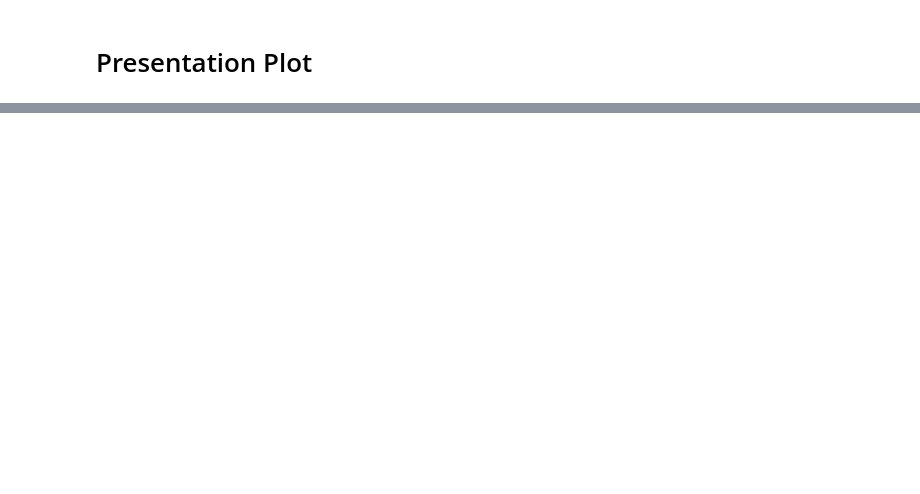
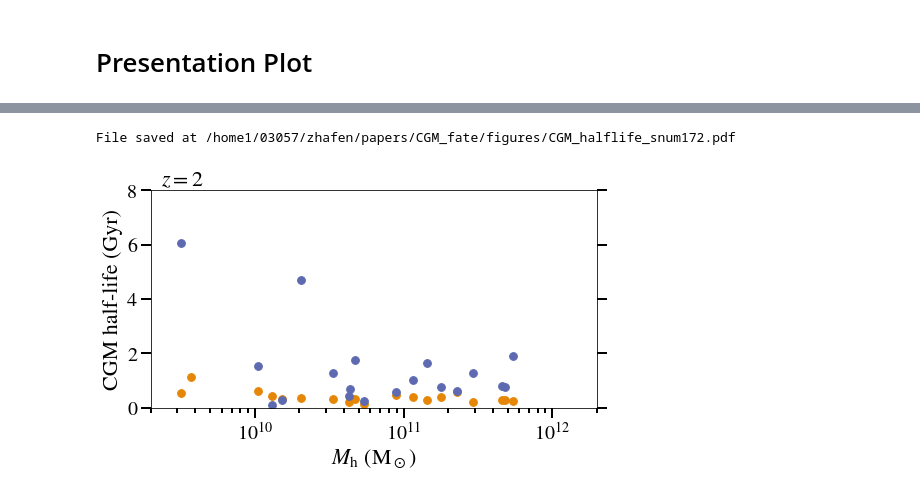
Before and after one commit to zhafen/CGM_fate_analysis, a Jupyter notebook: multi_sim_analysis/location_of_CGM_gas.ipynb, the cells around one changed output, grey strips where cells are left out. Drawn from its saved outputs; the diff is of its cells as text; code cells hidden in the pictures; blank space fills up the shorter version.

```diff
--- a/multi_sim_analysis/location_of_CGM_gas.ipynb
+++ b/multi_sim_analysis/location_of_CGM_gas.ipynb
@@ -436,0 +491,2 @@ KeyError: 'm12'
+# %%
+m_virs = w_set.data_object.m_vir.inner_item( snum )
@@ -436,0 +497,77 @@ KeyError: 'm12'
+# %%
+fig = plt.figure( figsize=(8,4), facecolor='white' )
+ax = plt.gca()
+
+ax.scatter(
+    m_virs.array(),
+    hls['pre'].array(),
+    color = palettable.cartocolors.qualitative.Vivid_10.mpl_colors[0],
+    s = 60,
+    label = r'$\tau_{\rm pre}$',
+)
+
+# Post, some of which are lower limits
+m_vir_arr = m_virs.array()
+hl_post = hls['post'].array()
+# Actual values
+ax.scatter(
+    m_vir_arr,
+    hl_post,
+    color = palettable.cartocolors.qualitative.Vivid_10.mpl_colors[1],
+    s = 60,
+    label = r'$\tau_{\rm post}$',
+)
+# Lower limits
+is_ll = hl_post == None
+y_values = np.full( ( is_ll.sum(), ), time[0] - time[ind-1] )
+ax.scatter(
+    m_vir_arr[is_ll],
+    y_values * 1.05,
+    s = 60,
+    marker = 10,
+    color = palettable.cartocolors.qualitative.Vivid_10.mpl_colors[1],
+)
+
+# Add ticks to the right
+ax.yaxis.set_ticks_position( 'both' )
+
+ax.set_xscale( 'log' )
+ax.set_xlim( 2e9, 2e12 )
+ax.set_ylim( 0, 8 )
+
+if snum == 172:
+    ax.set_xlabel( r'$M_{{\rm h}}$ $({\rm M}_\odot$)', fontsize=22 )
+ax.set_ylabel( r'CGM half-life (Gyr)', fontsize=22 )
+
+redshift_label = r'$z=' + '{:.02g}'.format( redshift ) + '$'
+ax.annotate(
+    s = redshift_label,
+    xy = ( 0.0, 1.0 ),
+    xytext = ( 10, 0 ),
+    xycoords = 'axes fraction',
+    textcoords = 'offset points',
+    fontsize = 22,
+    verticalalignment = 'bottom',
+)
+
+if snum == 465:
+    legend = ax.legend(
+        prop={'size': 17.5},
+        ncol=1,
+        loc='upper right',
+        fontsize=24,
+        framealpha = 0.8,
+    )
+    legend.set_zorder( 120 )
+
+save_file = 'CGM_halflife_snum{}.pdf'.format( snum )
+plotting.save_fig(
+    out_dir = file_manager.get_project_figure_dir(),
+    save_file = save_file,
+    fig = fig,
+)
+
+fig
+# %% [output]
+File saved at /home1/03057/zhafen/papers/CGM_fate/figures/CGM_halflife_snum172.pdf
+[figure, added]
```
Also changed, not shown: parts of 10 cells of this notebook, 3 other files.
